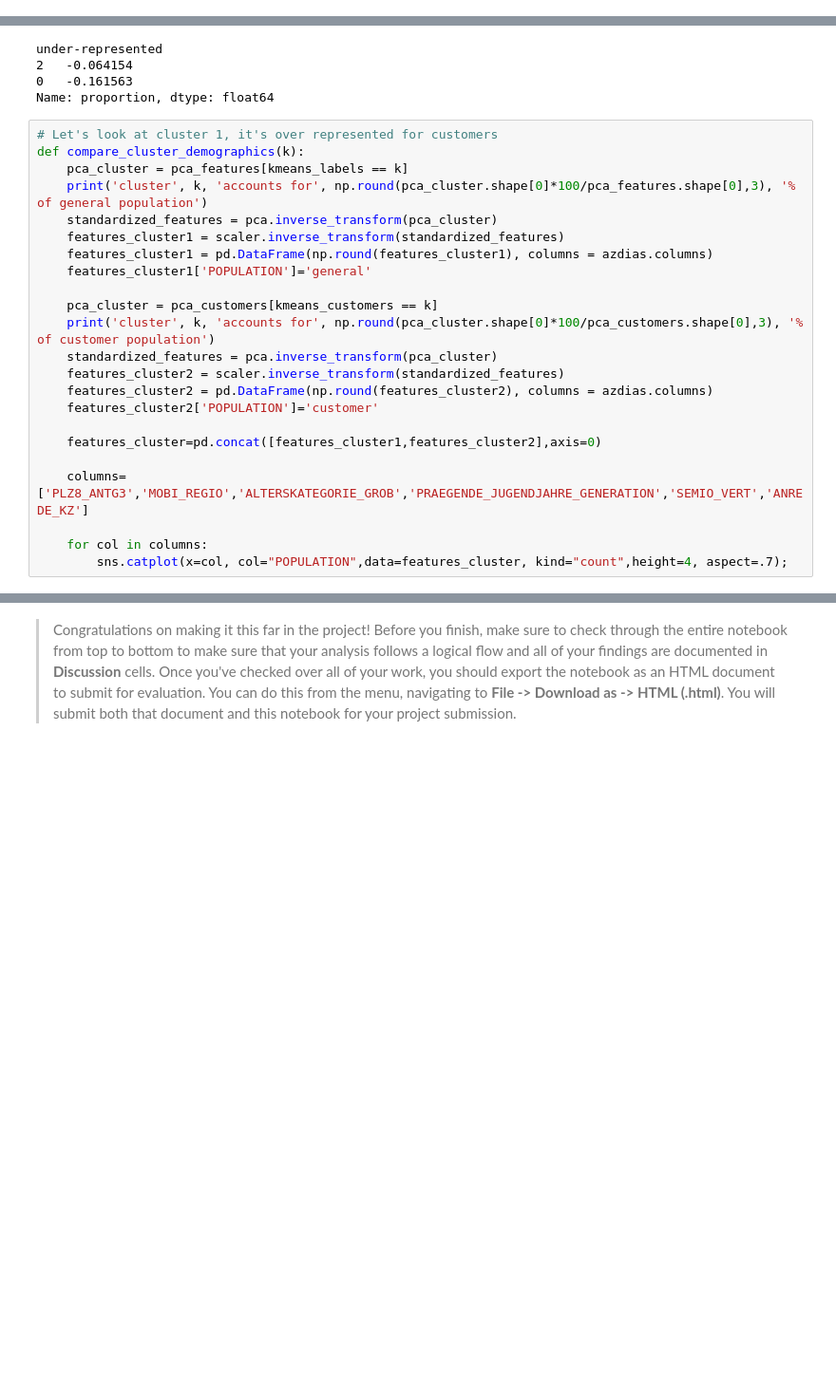
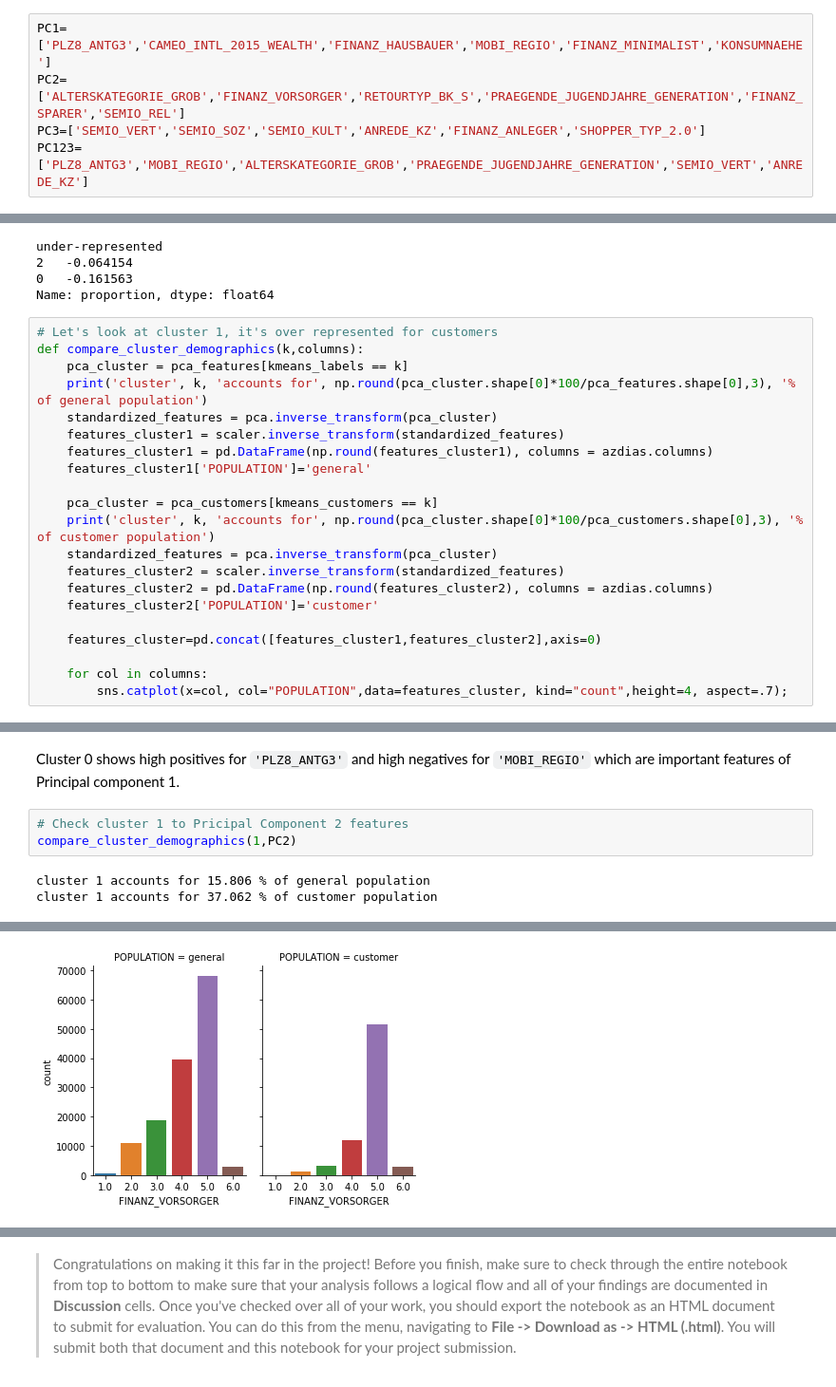
Before and after one commit to ahmedhasandrlnd/Customer_Segments, a Jupyter notebook: Identify_Customer_Segments.ipynb, the cells around one changed output, grey strips where cells are left out. Shown at 95% size. Drawn from its saved outputs; the diff is of its cells as text; blank space fills up the shorter version.

````diff
--- a/Identify_Customer_Segments.ipynb
+++ b/Identify_Customer_Segments.ipynb
@@ -1167,6 +1167,11 @@ SEMIO_RAT         -0.1682
 SHOPPER_TYP_2.0   -0.1610
 Name: Dimension 3, dtype: float64
 [figure]
+# %%
+PC1=['PLZ8_ANTG3','CAMEO_INTL_2015_WEALTH','FINANZ_HAUSBAUER','MOBI_REGIO','FINANZ_MINIMALIST','KONSUMNAEHE']
+PC2=['ALTERSKATEGORIE_GROB','FINANZ_VORSORGER','RETOURTYP_BK_S','PRAEGENDE_JUGENDJAHRE_GENERATION','FINANZ_SPARER','SEMIO_REL']
+PC3=['SEMIO_VERT','SEMIO_SOZ','SEMIO_KULT','ANREDE_KZ','FINANZ_ANLEGER','SHOPPER_TYP_2.0']
+PC123=['PLZ8_ANTG3','MOBI_REGIO','ALTERSKATEGORIE_GROB','PRAEGENDE_JUGENDJAHRE_GENERATION','SEMIO_VERT','ANREDE_KZ']
 # %% [markdown]
 ### Discussion 2.3: Interpret Principal Components
 
@@ -1375,7 +1380,7 @@ under-represented
 Name: proportion, dtype: float64
 # %%
 # Let's look at cluster 1, it's over represented for customers
-def compare_cluster_demographics(k):
+def compare_cluster_demographics(k,columns):
     pca_cluster = pca_features[kmeans_labels == k]
     print('cluster', k, 'accounts for', np.round(pca_cluster.shape[0]*100/pca_features.shape[0],3), '% of general population')
     standardized_features = pca.inverse_transform(pca_cluster)
@@ -1392,7 +1397,5 @@ def compare_cluster_demographics(k):
 
     features_cluster=pd.concat([features_cluster1,features_cluster2],axis=0)
 
-    columns=['PLZ8_ANTG3','MOBI_REGIO','ALTERSKATEGORIE_GROB','PRAEGENDE_JUGENDJAHRE_GENERATION','SEMIO_VERT','ANREDE_KZ']
-
     for col in columns:
         sns.catplot(x=col, col="POPULATION",data=features_cluster, kind="count",height=4, aspect=.7);
@@ -1420,0 +1437,8 @@ cluster 0 accounts for 1.513 % of customer population
+# %% [markdown]
+Cluster 0 shows high positives for ```'PLZ8_ANTG3'``` and high negatives for ```'MOBI_REGIO'``` which are important features of Principal component 1.
+# %%
+# Check cluster 1 to Pricipal Component 2 features
+compare_cluster_demographics(1,PC2)
+# %% [output]
+cluster 1 accounts for 15.806 % of general population
+cluster 1 accounts for 37.062 % of customer population
@@ -1420,0 +1446 @@ cluster 0 accounts for 1.513 % of customer population
+[figure, added]
````
Also changed, not shown: parts of 14 cells of this notebook, 5 other files.
